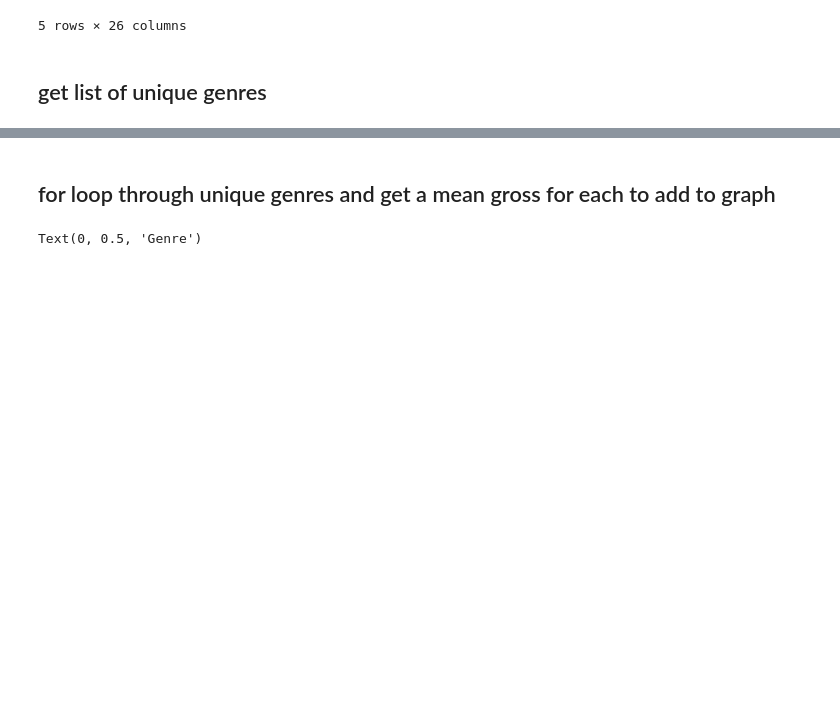
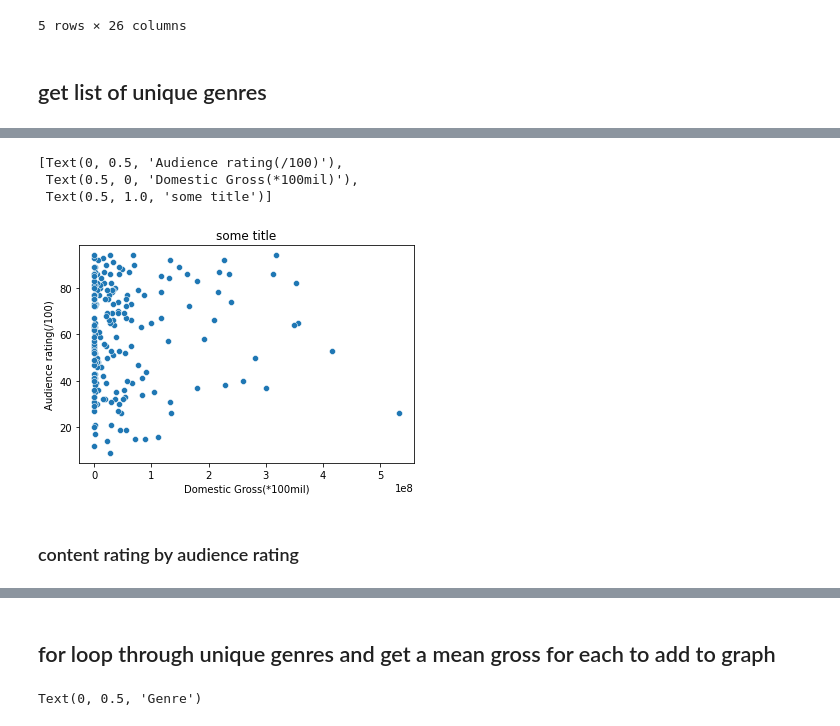
Before and after one commit to kjkahalley/optimal-film-analysis, a Jupyter notebook: bom_and_rt_genres.ipynb, the cells around one changed output, grey strips where cells are left out. Drawn from its saved outputs; the diff is of its cells as text; code cells hidden in the pictures; blank space fills up the shorter version.

```diff
--- a/bom_and_rt_genres.ipynb
+++ b/bom_and_rt_genres.ipynb
@@ -103,0 +101,6 @@ test[]
+# %%
+#function makes new databse with just a certain column
+def get_genre_db(db, genre):
+    return db[db["genres"].str.contains(genre)]
+# %%
+action = get_genre_db(bom_gross_rt_genre, "Action")
@@ -103,0 +109,2 @@ test[]
+# %%
+action.sort_values("domestic_gross", ascending=False, inplace=True)
@@ -103,0 +145,10 @@ test[]
+# %%
+gross_rating = sb.scatterplot(action["domestic_gross"], action["audience_rating"])
+gross_rating.set(ylabel ="Audience rating(/100)", xlabel = "Domestic Gross(*100mil)", title ='some title')
+# %% [output]
+[Text(0, 0.5, 'Audience rating(/100)'),
+ Text(0.5, 0, 'Domestic Gross(*100mil)'),
+ Text(0.5, 1.0, 'some title')]
+[figure, added]
+# %% [markdown]
+### content rating by audience rating
```
Also changed, not shown: parts of 32 cells of this notebook, 2 other files.
